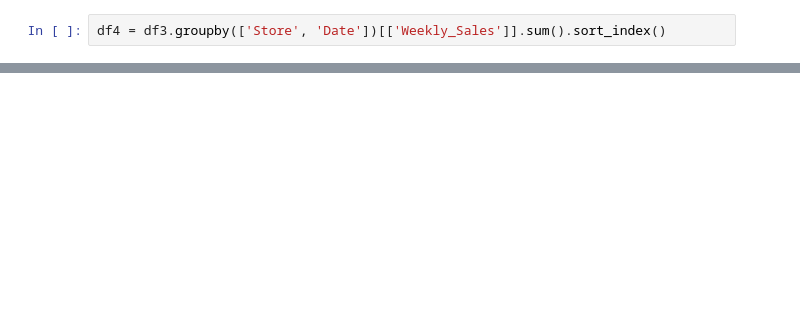
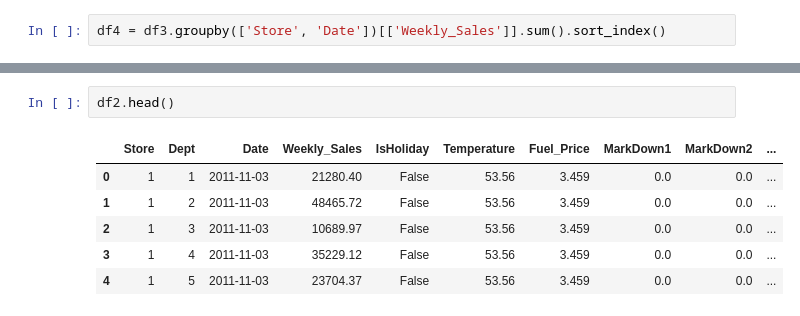
Before and after one commit to Dylan-C-Neal/capstone1-retail_forecasting, a Jupyter notebook: notebooks/C1S2-retail_forecasting.ipynb, the cells around one changed output, grey strips where cells are left out. Drawn from its saved outputs; the diff is of its cells as text; blank space fills up the shorter version.

```diff
--- a/notebooks/C1S2-retail_forecasting.ipynb
+++ b/notebooks/C1S2-retail_forecasting.ipynb
@@ -57,0 +58,9 @@ array([ 1,  2,  4,  6,  8, 11, 13, 14, 19, 20, 24, 26, 27, 28, 31, 32, 33,
+# %%
+df2.head()
+# %% [output]
+|  | Store | Dept | Date | Weekly_Sales | IsHoliday | Temperature | Fuel_Price | MarkDown1 | MarkDown2 | ... |
+| 0 | 1 | 1 | 2011-11-03 | 21280.40 | False | 53.56 | 3.459 | 0.0 | 0.0 | ... |
+| 1 | 1 | 2 | 2011-11-03 | 48465.72 | False | 53.56 | 3.459 | 0.0 | 0.0 | ... |
+| 2 | 1 | 3 | 2011-11-03 | 10689.97 | False | 53.56 | 3.459 | 0.0 | 0.0 | ... |
+| 3 | 1 | 4 | 2011-11-03 | 35229.12 | False | 53.56 | 3.459 | 0.0 | 0.0 | ... |
+| 4 | 1 | 5 | 2011-11-03 | 23704.37 | False | 53.56 | 3.459 | 0.0 | 0.0 | ... |
```
Also changed, not shown: parts of 9 cells of this notebook.
